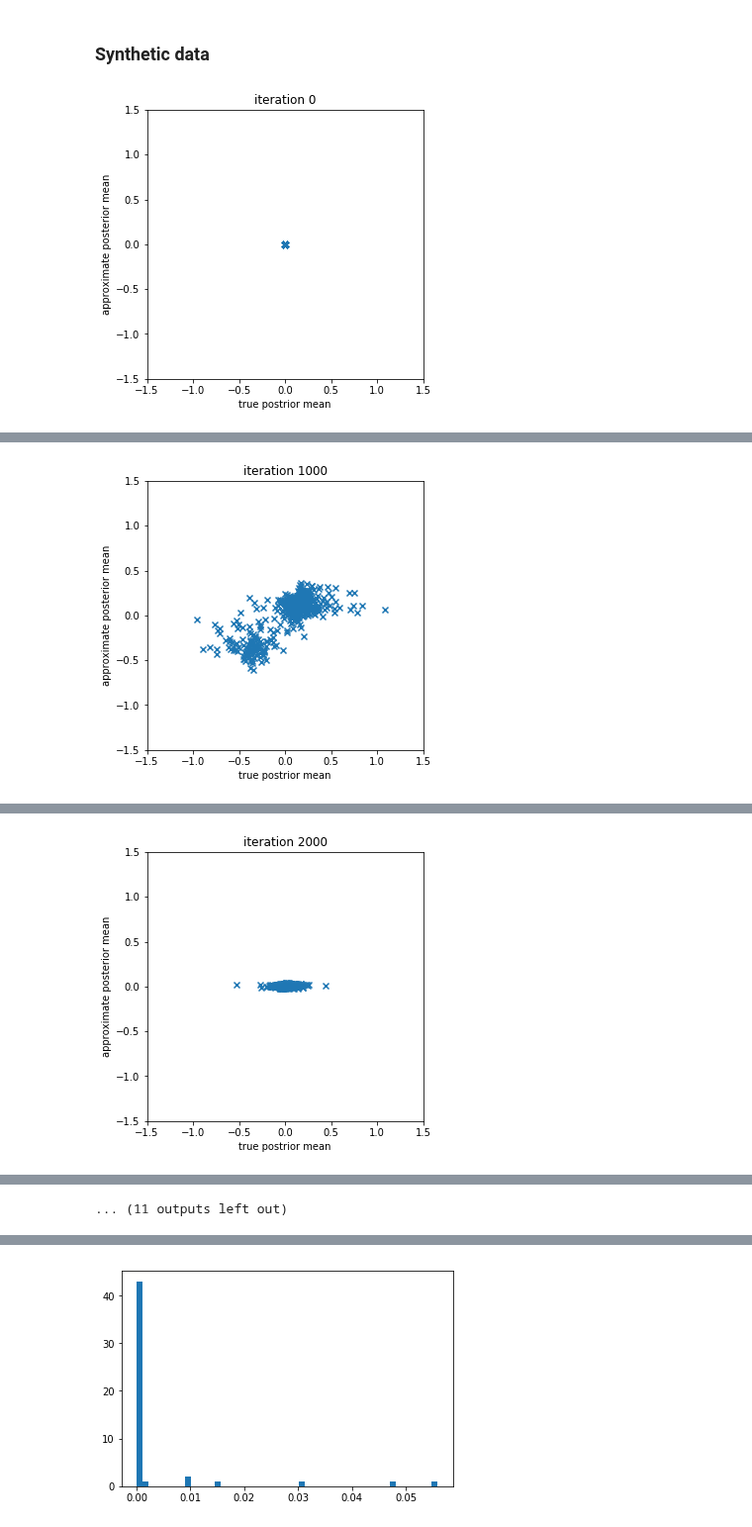
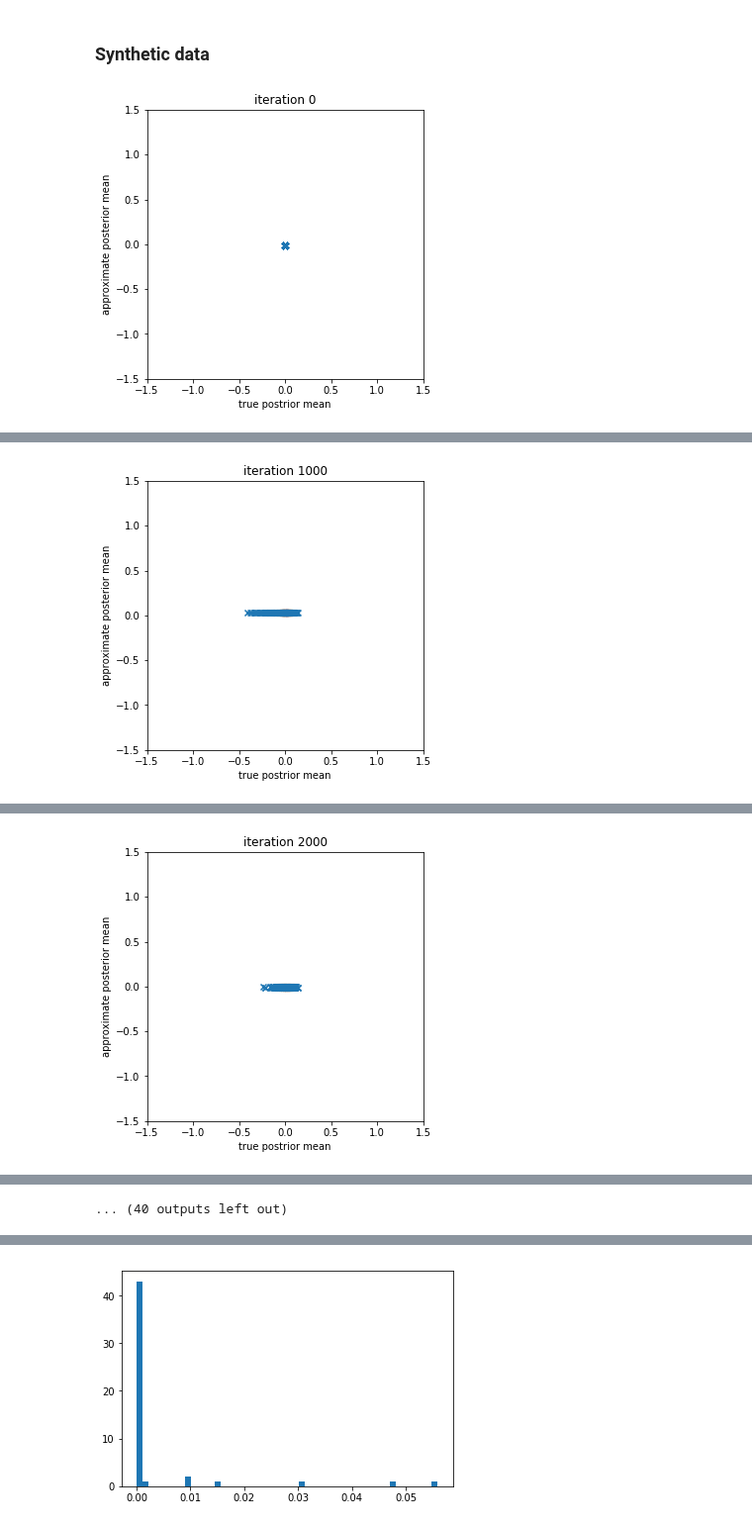
Before and after one commit to eliisabethein/DD2424-project, a Jupyter notebook: refactored-workspace.ipynb, the cells around one changed output, grey strips where cells are left out. Shown at 99% size. Cells and saved outputs as stored; diff of their text form; code cells hidden in the pictures.

```diff
--- a/refactored-workspace.ipynb
+++ b/refactored-workspace.ipynb
@@ -775,14 +856,14 @@ embedding_size = 50
 latent_size = 1
 num_layers = 1
 step = 0.25
-learning_rate = 0.01
-epochs = 10
+learning_rate = 1.0
+epochs = 30
 max_sentence_length = 10
 
 embedding_weights = nn.Embedding(vocab_size, embedding_size).weight
 vae = VAE(hidden_size, num_layers, embedding_weights, latent_size, synthetic=True)
 
-train(vae, inputs, targets, val_inputs, epochs, vocab_size, hidden_size, latent_size, max_sentence_length, plot=True, learning_rate=learning_rate,
-      synthetic=True, step=step, tracked_inputs=tracked_inputs, tracked_targets=tracked_targets, plot_lim=1.5)
+train(vae, inputs, targets, val_inputs, val_inputs, epochs, vocab_size, hidden_size, latent_size, max_sentence_length, plot=True, learning_rate=learning_rate,
+      synthetic=True, step=step, tracked_inputs=tracked_inputs, tracked_targets=tracked_targets, plot_lim=1.5, verbose=True)
 # %% [output]
 [figure]
@@ -799 +881 @@ epoch 1 iteration 900 loss 34.300 CE 34.291 KL 0.009 weighted KL: 0.009 weight 1
-[figure, old version]
+[figure, new version]
@@ -812 +893 @@ epoch 2 iteration 1900 loss 34.601 CE 34.599 KL 0.002 weighted KL: 0.002 weight
-[figure, old version]
+[figure, new version]
@@ -864,4 +941,4 @@ epoch 6 iteration 5900 loss 32.109 CE 32.108 KL 0.001 weighted KL: 0.001 weight
-... (11 outputs left out)
+... (40 outputs left out)
 # %%
 hist_active_units(vae, inputs)
 # %% [output]
```
Also changed, not shown: parts of 9 cells of this notebook.
